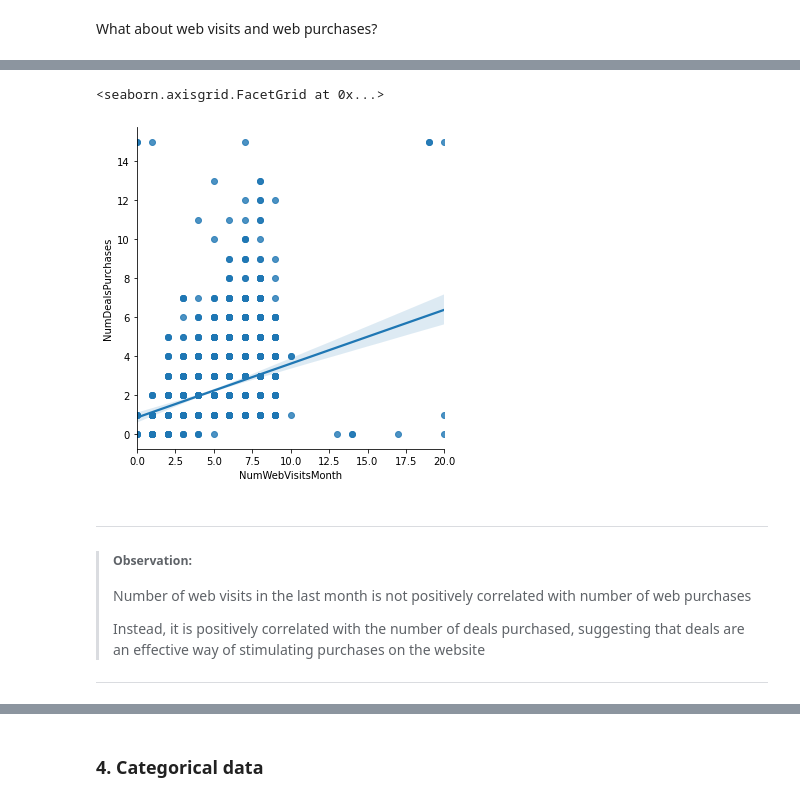
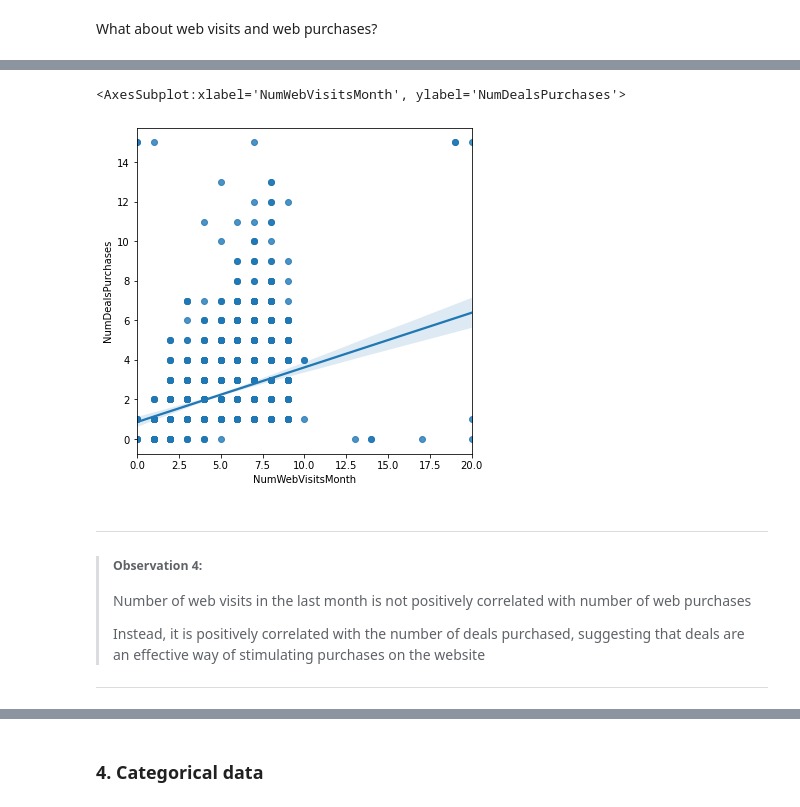
Before and after one commit to nlihin/data-analytics, a Jupyter notebook: unit6 - EDA_example.ipynb, the cells around one changed output, grey strips where cells are left out. Drawn from its saved outputs; the diff is of its cells as text; code cells hidden in the pictures.

```diff
--- a/unit6 - EDA_example.ipynb
+++ b/unit6 - EDA_example.ipynb
@@ -441,12 +448,13 @@ sns.lmplot(x='NumWebVisitsMonth', y='NumWebPurchases', data=mrkt_df)
 # %%
-sns.lmplot(x='NumWebVisitsMonth', y='NumDealsPurchases', data=mrkt_df)
+fig, ax = plt.subplots(figsize=(6, 6))
+sns.regplot(x='NumWebVisitsMonth', y='NumDealsPurchases', data=mrkt_df)
 # %% [output]
-<seaborn.axisgrid.FacetGrid at 0x...>
+<AxesSubplot:xlabel='NumWebVisitsMonth', ylabel='NumDealsPurchases'>
-[figure, old version]
+[figure, new version]
 # %% [markdown]
 ---
 
->##### Observation:
+>##### Observation 4:
 >
 > Number of web visits in the last month is not positively correlated with number of web purchases
 >
```
Also changed, not shown: parts of 6 cells of this notebook.
